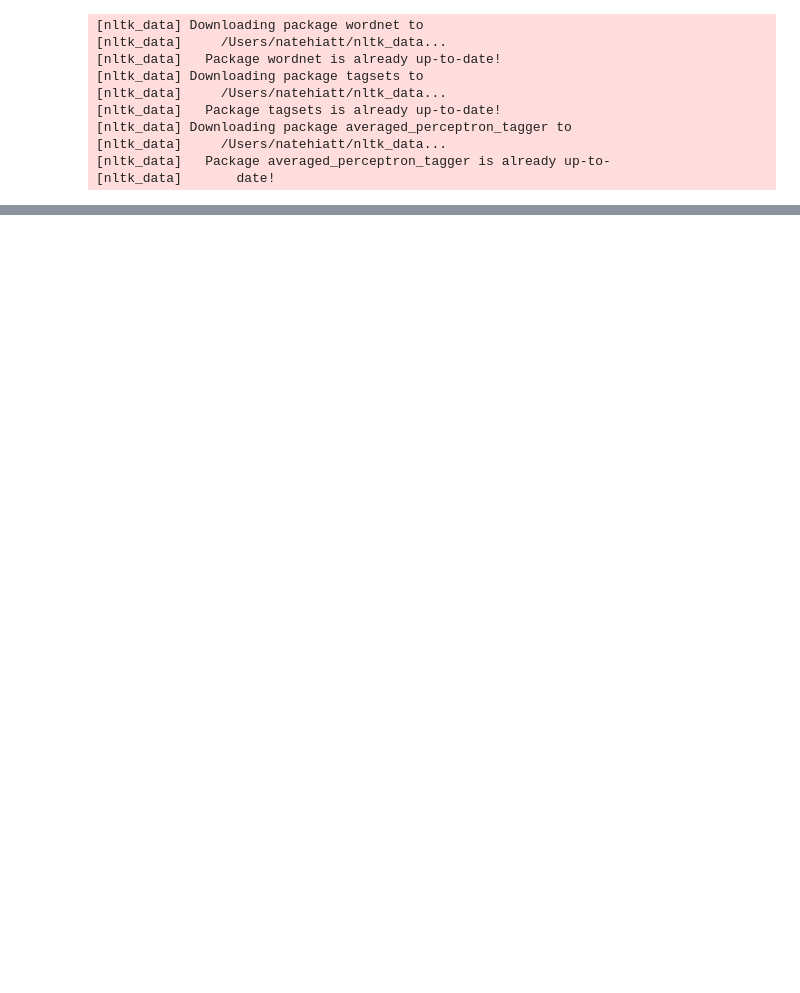
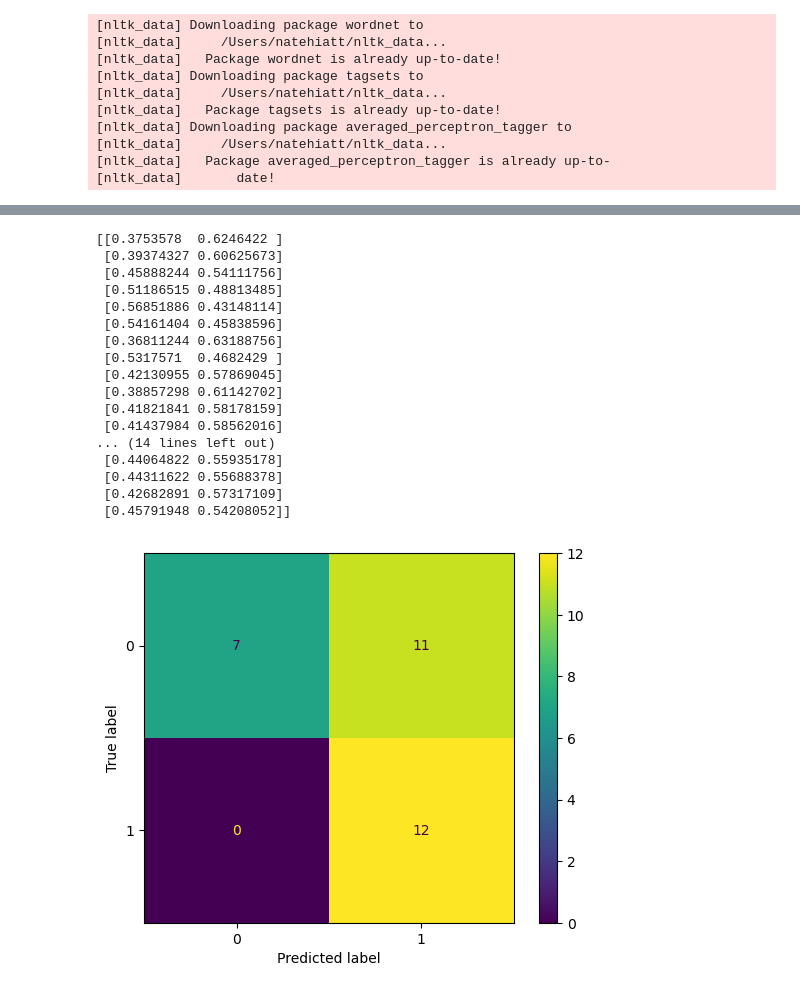
Before and after one commit to natehiatt/presidency_project, a Jupyter notebook: notebooks/naive_bayes_scratch.ipynb, the cells around one changed output, grey strips where cells are left out. Cells and saved outputs as stored; diff of their text form; code cells hidden in the pictures; blank space fills up the shorter version.

```diff
--- a/notebooks/naive_bayes_scratch.ipynb
+++ b/notebooks/naive_bayes_scratch.ipynb
@@ -197,0 +304,3 @@ sklearn.naive_bayes.MultinomialNB
+# %%
+more_stopwords = stops_dem + stops_rep
+more_stopwords
@@ -197,0 +329,3 @@ sklearn.naive_bayes.MultinomialNB
+# %%
+stopwords = stopwords + more_stopwords
+len(stopwords)
@@ -197,0 +353,6 @@ sklearn.naive_bayes.MultinomialNB
+# %%
+df_morestops = pd.read_csv('../data/final_df.csv')
+df_morestops.drop(columns=["text_lower", "link", "list_tokens", "string_tokens"], inplace=True)
+df_morestops["Target"] = df_morestops["Target"].astype('int')
+df_morestops = df_morestops.drop(df_morestops[(df_morestops['Year'] == 2008) & (df_morestops['Name'] == 'FORD')].index)
+df_morestops
@@ -197,0 +373,5 @@ sklearn.naive_bayes.MultinomialNB
+# %%
+df_morestops['Text'] = df_morestops['Text'].astype(str)
+tokenized_df = df_morestops['Text'].apply((lambda x: preprocessing(x, tokenizer, stopwords, lemmatizer)))
+df_morestops['tokens'] = tokenized_df
+df_morestops
@@ -197,0 +392,43 @@ sklearn.naive_bayes.MultinomialNB
+# %%
+# Re-running the model with expanded stopwords
+
+X = df_morestops[["tokens"]]
+y = df_morestops["Target"]
+
+X_train, X_test, y_train, y_test = train_test_split(X, y, random_state=1)
+
+tfidf_vectorizer_morestops = TfidfVectorizer(smooth_idf=True)
+X_train_tfidf_morestops = tfidf_vectorizer_morestops.fit_transform(X_train["tokens"].apply(lambda x: " ".join(x)))
+X_test_tfidf_morestops = tfidf_vectorizer_morestops.transform(X_test["tokens"].apply(lambda x: " ".join(x)))
+
+# Naive Bayes
+clf_morestops = MultinomialNB()
+clf_morestops.fit(X_train_tfidf_morestops, y_train)
+y_pred = clf_morestops.predict(X_test_tfidf_morestops)
+
+from sklearn.metrics import confusion_matrix, ConfusionMatrixDisplay
+cm = confusion_matrix(y_test, y_pred)
+disp = ConfusionMatrixDisplay(confusion_matrix=cm, display_labels=clf_morestops.classes_)
+disp.plot()
+
+# print multinomial probabilities
+print(clf_morestops.predict_proba(X_test_tfidf_morestops))
+# %% [output]
+[[0.3753578  0.6246422 ]
+ [0.39374327 0.60625673]
+ [0.45888244 0.54111756]
+ [0.51186515 0.48813485]
+ [0.56851886 0.43148114]
+ [0.54161404 0.45838596]
+ [0.36811244 0.63188756]
+ [0.5317571  0.4682429 ]
+ [0.42130955 0.57869045]
+ [0.38857298 0.61142702]
+ [0.41821841 0.58178159]
+ [0.41437984 0.58562016]
+... (14 lines left out)
+ [0.44064822 0.55935178]
+ [0.44311622 0.55688378]
+ [0.42682891 0.57317109]
+ [0.45791948 0.54208052]]
+[figure, added]
```
Also changed, not shown: parts of 25 cells of this notebook.
